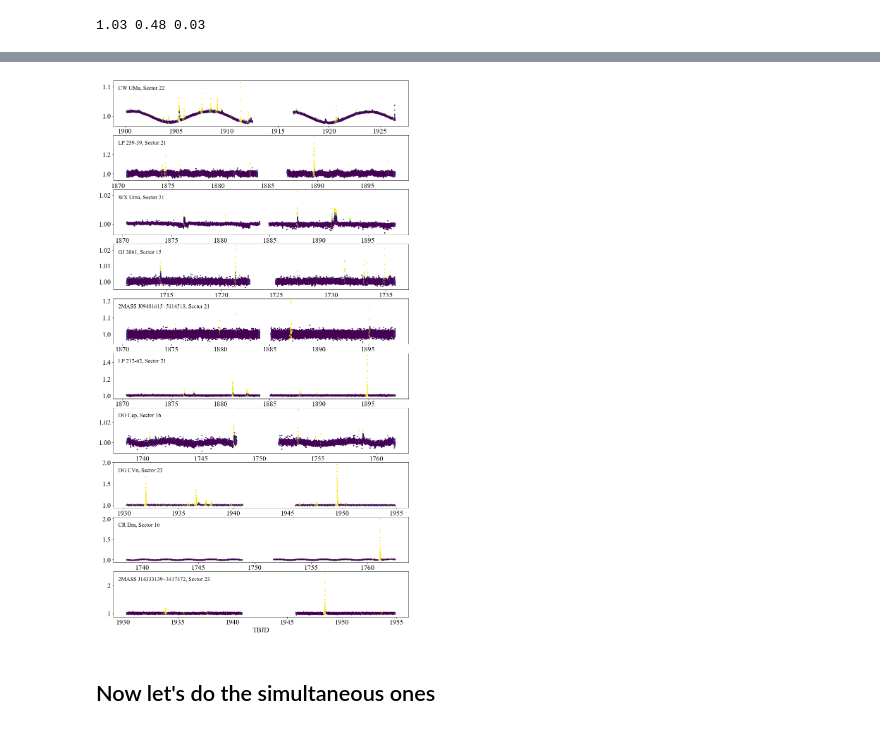
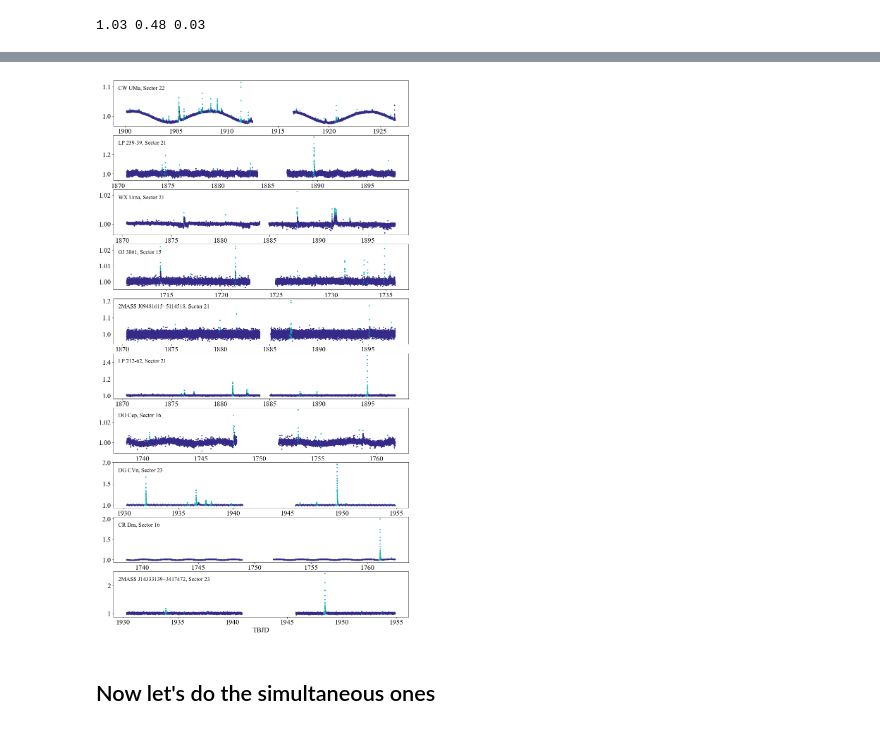
Before and after one commit to benjaminpope/mtv, a Jupyter notebook: notebooks/paper_plots.ipynb, the cells around one changed output, grey strips where cells are left out. Cells and saved outputs as stored; diff of their text form; code cells hidden in the pictures.

```diff
--- a/notebooks/paper_plots.ipynb
+++ b/notebooks/paper_plots.ipynb
@@ -45,3 +111,26 @@ binaries = ['DG CVn', 'CR Dra', 'GJ 3861']
+# %%
+paper_radio = Column((['$'+str(r)+' \pm '+str(dradio[j])+'$' for j,r  in enumerate(radio)]),name='LOFAR Lum.',
+                    unit=r'($10^{14}$ erg/s/Hz)')
+paper_xray = Column([r'$%s$' % xr for xr in xray],name='X-ray Lum.',unit=r'($10^{28}$ erg/s)')
+paper_rot = []
+for j, per in enumerate(lit):
+    if lit.mask[j] or per == '?':
+        paper_rot.append(r'%.2g$^\dagger$' % float(measured[j]))
+    else:
+        paper_rot.append(r'%.2g' % float(per))
+paper_rot = Column(paper_rot,name='Rotation Period',unit=r'(d$^{-1}$)')
+paper_flare = Column([float('%.3g' % frate) for frate in flarerate],name='Flare Rate',unit=r'(d$^{-1}$)')
+paper_name = Column([twomass_short(name) for name in names], name='Name')
+
+paper_table = Table([paper_name,data['TIC'],paper_xray,paper_radio,paper_flare,paper_rot])
+paper_table.sort('Flare Rate')
+caption = r'Properties of LOFAR radio M dwarfs observed by TESS. Asterisks denote stars observed simultaneously by LOFAR and TESS.'
+caption += r' Rotation periods are from literature, except those denoted by daggers, which are from these TESS observations.'
+caption += r' \label{table:papertable}'
+
+
+ascii.write(paper_table, 'paper_table.tex', Writer = ascii.AASTex,
+            latexdict = {'tabletype': 'deluxetable','caption':caption})
 # %%
 uplims = ['<' in xr for xr in xray]
 xrayclean = [float((xr).strip('<')) for xr in xray]
@@ -86,7 +175,7 @@ plt.yticks(fontsize=16)
 
 for j, star in enumerate(names):
     wh = np.where(names==star)[0][0]
-    plt.text(radio[wh]*0.75,xrayclean[wh]*0.7,star,fontsize=10,c=color[j],fontname='DejaVu Sans')
+    plt.text(radio[wh]*0.75,xrayclean[wh]*0.7,twomass_short(star),fontsize=10,c=color[j],fontname='DejaVu Sans')
 # fig.colorbar(mpl.cm.ScalarMappable(norm=None,cmap=mpl.cm.hot(flarerate)))
 
 for j, star in enumerate(quiescent):
@@ -278,9 +394,14 @@ Loaded from saved files ['../data/lcs/g_240-45_s0014_lc.fits', '../data/lcs/g_24
 # %%
 fig, axes = plt.subplots(5,1,figsize=(15,15))
 for j, lc in enumerate(all_lcs):
+    c=np.ones(len(all_preds[j]), dtype='U10')
+    c[all_preds[j] < 0.6] = parula_colors[0]
+    c[all_preds[j] >=0.6] = parula_colors[110]
+
     ax = axes[j]
     ax.set_rasterized(True)
-    ax.scatter(lc.time.value,lc.flux,c=all_preds[j],label='%s, Sector %d' % (quiescent[j],lc.sector),vmin=0, vmax=1, s=6)
+    ax.scatter(lc.time.value,lc.flux,c=c,label='%s, Sector %d' % (quiescent[j],lc.sector),
+               vmin=0, vmax=1, s=6, cmap=parula.reversed())
     leg = ax.legend(frameon=False,loc=2,handlelength=0, handletextpad=0,fontsize=16)
     for item in leg.legendHandles:
         item.set_visible(False)
@@ -345,35 +464,38 @@ wx_uma_lc = corrector.correct().remove_nans().normalize()
 # %%
 fig, axes = plt.subplots(10,1,figsize=(15,28))
 plt.rcParams['font.size'] = 18
 
 for j, lc in enumerate(all_lcs):
-#     try:
+    c=np.ones(len(all_preds[j]), dtype='U10')
+    c[all_preds[j] < 0.6] = parula_colors[0]
+    c[all_preds[j] >=0.6] = parula_colors[110]
+
     lcc = lc.remove_nans()
     ax = axes[j]
     ax.set_rasterized(True)
-    ax.scatter(lcc.time.value,lcc.flux,c=all_preds[j],label='%s, Sector %d' % (active[j],lcc.sector),
-               vmin=0, vmax=1, s=6)
+    ax.scatter(lcc.time.value,lcc.flux,c=c,label='%s, Sector %d' % (active[j],lcc.sector),
+               vmin=0, vmax=1, s=6, cmap=parula.reversed())
     leg = ax.legend(frameon=False,loc=2,handlelength=0, handletextpad=0,fontsize=16)
     for item in leg.legendHandles:
         item.set_visible(False)
 
 #         ax.set_ylim(0.93,1.1)
     if j == 9:
         ax.set_xlabel('TBJD')
 #     except:
 #         lcc = lc.remove_nans()
 #         ax = axes[j]
 #         ax.set_rasterized(True)
 #         ax.plot(lcc.time.value,lcc.flux,'.k',label='%s, Sector %d' % (active[j],lcc.sector),markersize=6)
 #         leg = ax.legend(frameon=False,loc=2,fontsize=16)
 # #         ax.set_ylim(0.93,1.1)
 #         if j == 9:
 #             ax.set_xlabel('TBJD')
 
 plt.savefig('active_stars_1_sector.png',bbox_inches='tight',rasterized=True)
 plt.savefig('active_stars_1_sector.pdf',bbox_inches='tight',rasterized=True)
 # %% [output]
-[figure, old version]
+[figure, new version]
 # %% [markdown]
 ## Now let's do the simultaneous ones
 # %%
```
Also changed, not shown: parts of 24 cells of this notebook, 50 other files.
